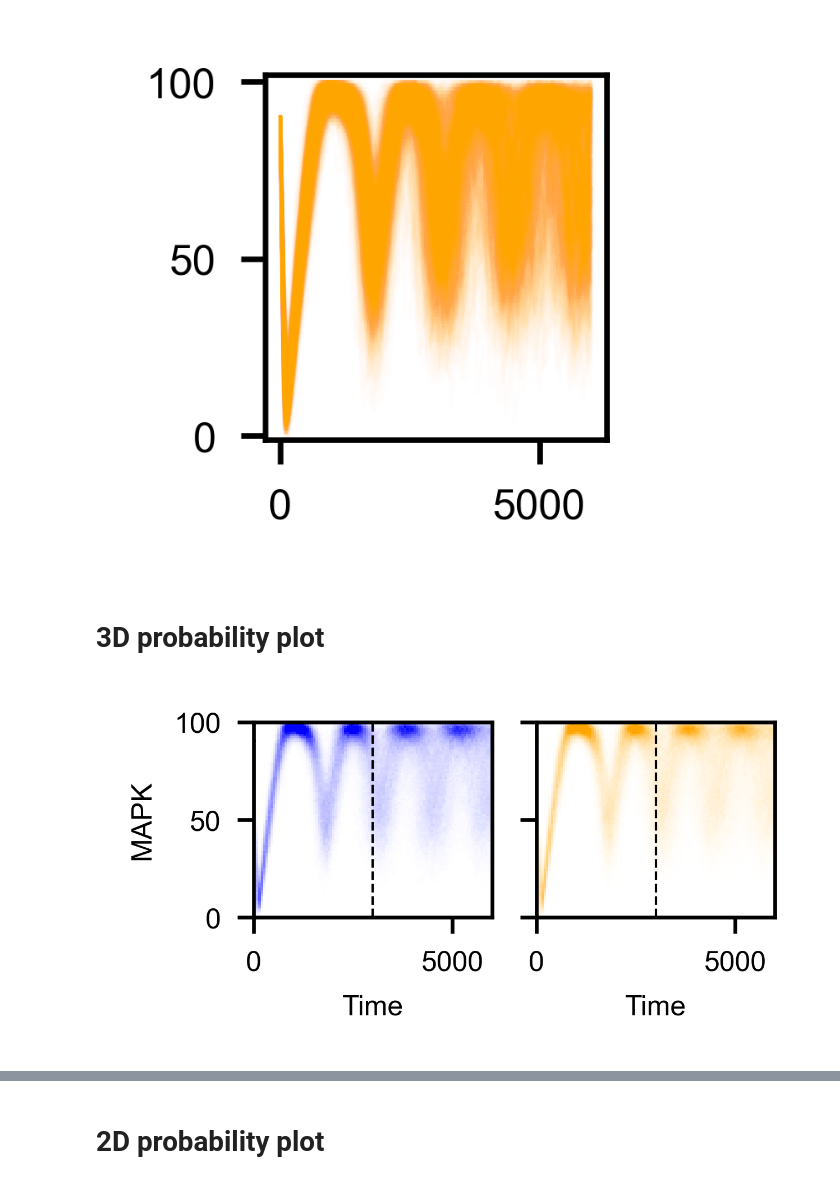
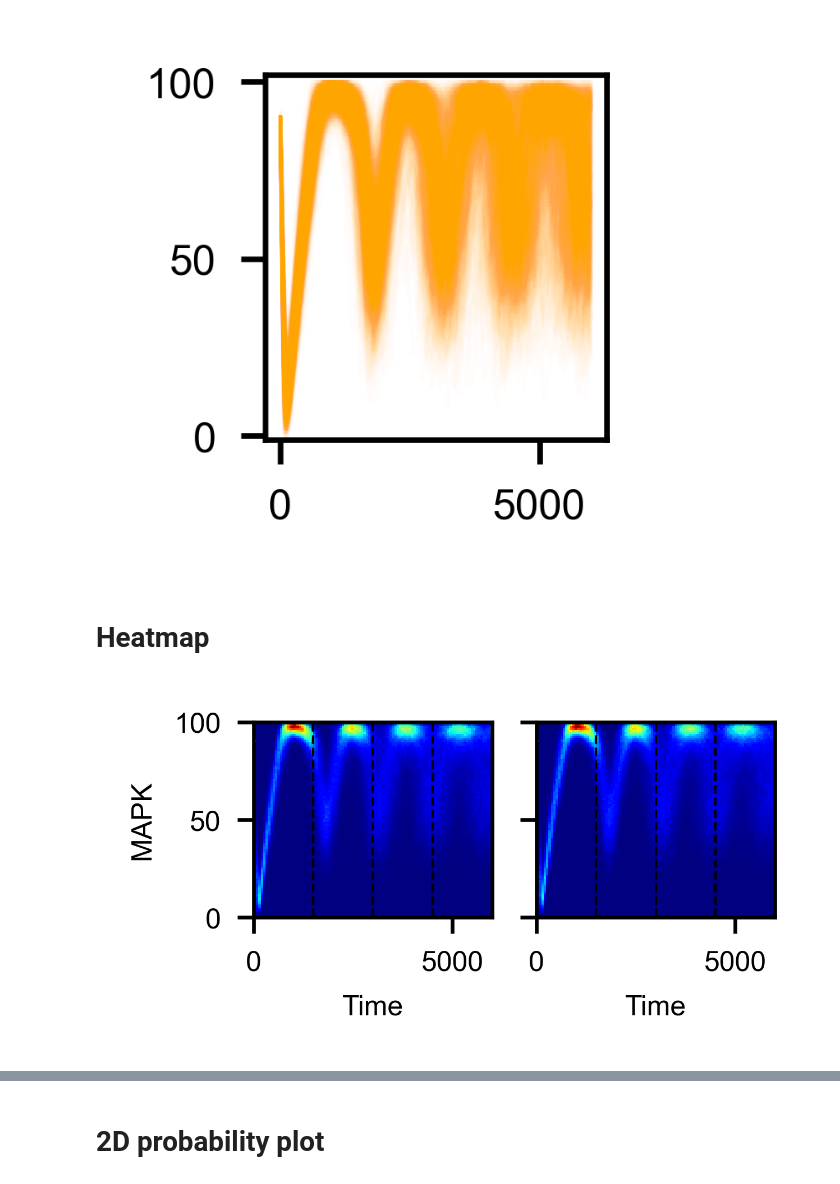
Before and after one commit to tjsego/ssr_project_2024, a Jupyter notebook: notebooks/fig_overview.ipynb, the cells around one changed output, grey strips where cells are left out. Drawn from its saved outputs; the diff is of its cells as text; code cells hidden in the pictures.

```diff
--- a/notebooks/fig_overview.ipynb
+++ b/notebooks/fig_overview.ipynb
@@ -27,6 +31,15 @@ def extract_rr_time(_res):
 
 def extract_rr_results(_res, _var_name: str):
     return _res[:, _res.colnames.index(f'[{_var_name}]')]
+# %%
+if export_dir is not None and not os.path.isdir(export_dir):
+    os.makedirs(export_dir)
+
+exported_exts = ['.jpg', '.png', '.svg']
+
+def export_all(_fig, _fbname):
+    if export_dir is not None:
+        [_fig.savefig(os.path.join(export_dir, _fbname + ext)) for ext in exported_exts]
 # %%
 if sim_lib.get_pool() is None:
     sim_lib.start_pool()
@@ -49,6 +62,14 @@ mpl.rcParams['axes.grid.which'] = 'major'
 mpl.rcParams['figure.dpi'] = 600
 mpl.rcParams['font.family'] = 'arial'
 mpl.rcParams['font.size'] = 6.0
+plt.rcParams['legend.borderpad'] = 0.3
+plt.rcParams['legend.borderaxespad'] = 0.2
+plt.rcParams['legend.edgecolor'] = 'black'
+plt.rcParams['legend.fancybox'] = False
+plt.rcParams['legend.fontsize'] = 6.0
+plt.rcParams['legend.handlelength'] = 1.0
+plt.rcParams['legend.handletextpad'] = 0.5
+plt.rcParams['legend.labelspacing'] = 0.3
 mpl.rcParams['lines.linewidth'] = 0.5
 mpl.rcParams['lines.markersize'] = 1
 # %% [markdown]
@@ -79,43 +102,57 @@ _ = axs[0].set_ylabel(var_name)
 res_var_all = [res_var1, res_var2]
 color_all = [color1, color2]
 
-for res, color in zip(res_var_all, color_all):
+for i, (res, color) in enumerate(zip(res_var_all, color_all)):
     fig, ax = plt.subplots(1, 1, layout='compressed', figsize=(fig_dim, fig_dim))
     ax.plot(res_time, res, color=color, **plot_kwargs)
     ax.set_ylim(-1, 102)
-    # ax.set_xlabel('Time')
+
+    export_all(fig, f'trajectories_plain_{i}')
 # %% [output]
 [figure]
 [figure]
-# %% [markdown]
-# 3D probability plot
+# %% [markdown]
+# Heatmap
 # %%
 time_oi_idx = 500
+times_others_idx = [250, 750]
 time_oi = res_time[time_oi_idx]
+times_others = res_time[times_others_idx]
 
 cmap_blue = ListedColormap(np.linspace(to_rgba('white'), to_rgba('blue'), 256))
 cmap_orange = ListedColormap(np.linspace(to_rgba('white'), to_rgba('orange'), 256))
 
 # cmaps = ['Blues', 'Oranges']
-cmaps = [cmap_blue, cmap_orange]
+# cmaps = [cmap_blue, cmap_orange]
+# cmaps = ['jet', 'jet']
+
+cmap_custom = plt.get_cmap('jet')
+cmap_custom = cmap_custom(np.linspace(0, 1, cmap_custom.N))
+# cmap_custom[0] = [1.0, 1.0, 1.0, 1.0]
+cmap_custom = ListedColormap(cmap_custom)
+cmaps = [cmap_custom, cmap_custom]
+
 
 fig, axs = plt.subplots(1, 2,
                         layout='compressed',
                         figsize=(fig_dim * 2, fig_dim),
                         sharey=True
                         )
 
 cfs = []
 for ax, res, cmap in zip(axs, res_var_all, cmaps):
     cfs.append(ax.hist2d(np.repeat(res_time, res.shape[1]), res.flatten(), bins=100,
-                         vmax=1000.,
+                         # vmax=1000.,
                          cmap=cmap
+                         # cmap='jet'
                          )[3])
     ax.axvline(time_oi, linestyle='--', color='black')
+    [ax.axvline(t, linestyle='--', color='black') for t in times_others]
     ax.set_xlabel('Time')
     ax.grid(False)
-# cbar = fig.colorbar(cfs[1], ax=axs)
-_ = axs[0].set_ylabel(var_name)
+axs[0].set_ylabel(var_name)
+
+export_all(fig, 'heatmap')
 # %% [output]
-[figure, old version]
+[figure, new version]
 # %%
```
Also changed, not shown: parts of 15 cells of this notebook.
